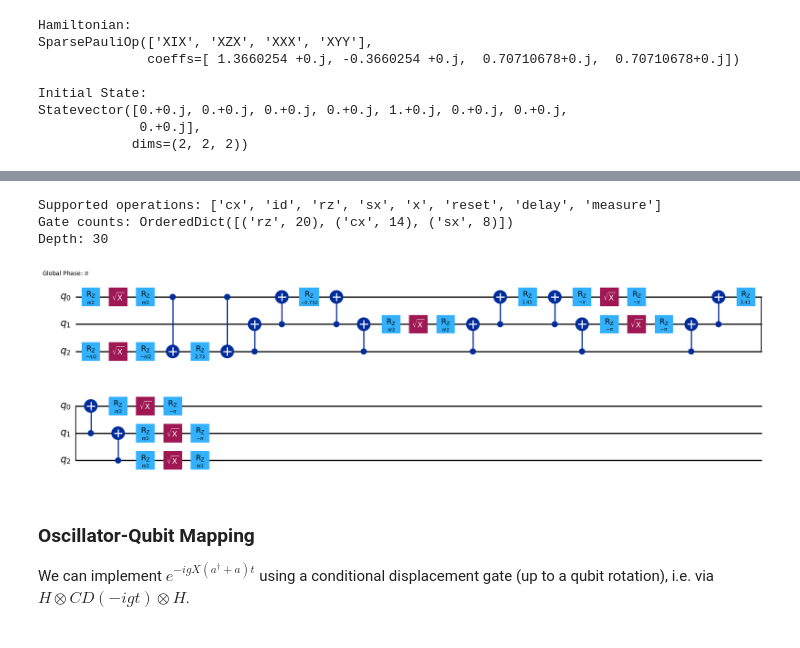
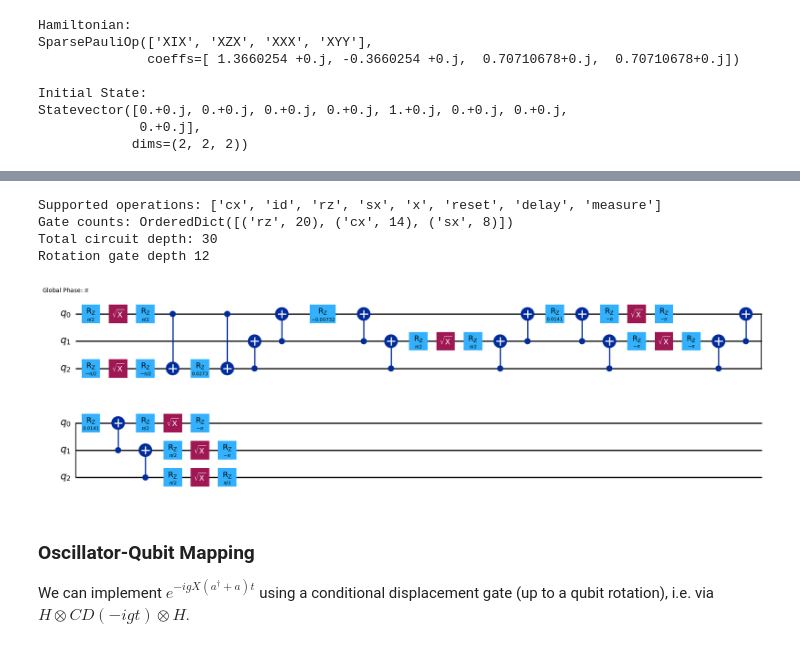
Before and after one commit to samgodwood/bosonic-qiskit, a Jupyter notebook: playground/Rabi_Model/Trotter_dynamics.ipynb, the cells around one changed output, grey strips where cells are left out. Drawn from its saved outputs; the diff is of its cells as text; code cells hidden in the pictures.

Commit message:
Add rotation count

```diff
--- a/playground/Rabi_Model/Trotter_dynamics.ipynb
+++ b/playground/Rabi_Model/Trotter_dynamics.ipynb
@@ -84,7 +84,7 @@ from qiskit_algorithms import TimeEvolutionProblem
 from qiskit_algorithms import TrotterQRTE
 
 # Define the time evolution problem
-final_time = 1.0  # Total time for evolution corresponds to one Trotter step
+final_time = 1  # Total time for evolution corresponds to one Trotter step
 problem = TimeEvolutionProblem(hamiltonian, initial_state=initial_state, time=final_time)
 
 trotter = TrotterQRTE()
@@ -104,31 +104,36 @@ q_2: ┤2             ├┤2                                     ├
 # %%
 from qiskit import transpile
 from qiskit.providers.fake_provider import GenericBackendV2
+# from qiskit.synthesis import SolovayKitaevDecomposition
+# from qiskit.circuit.library import TGate, HGate, TdgGate
 
 # Check the operations supported by the backend
 backend = GenericBackendV2(3)
 print("Supported operations:", backend.operation_names)
 
 
 # Transpile the circuit using the backend
 transpiled_circ = transpile(
     result.evolved_state,
     basis_gates=backend.operation_names,  # Use the backend as a target
     optimization_level=1  # Choose the desired optimization level
 )
 
 # Count gates
 op_counts = transpiled_circ.count_ops()
 circ_depth = transpiled_circ.depth()
+rz_depth = transpiled_circ.depth(lambda instr: instr.operation.name == 'rz')
 print("Gate counts:", op_counts)
-print("Depth:", circ_depth)
+print("Total circuit depth:", circ_depth)
+print("Rotation gate depth", rz_depth)
 # Visualize the transpiled circuit
 transpiled_circ.draw('mpl')
 # %% [output]
 Supported operations: ['cx', 'id', 'rz', 'sx', 'x', 'reset', 'delay', 'measure']
 Gate counts: OrderedDict([('rz', 20), ('cx', 14), ('sx', 8)])
-Depth: 30
+Total circuit depth: 30
+Rotation gate depth 12
-[figure, old version]
+[figure, new version]
 # %% [markdown]
 ### Oscillator-Qubit Mapping
 We can implement $e^{-igX(a^{\dagger}+a)t}$ using a conditional displacement gate (up to a qubit rotation), i.e. via $H \otimes CD(-igt) \otimes H$.
```
Also changed, not shown: parts of 3 cells of this notebook.
